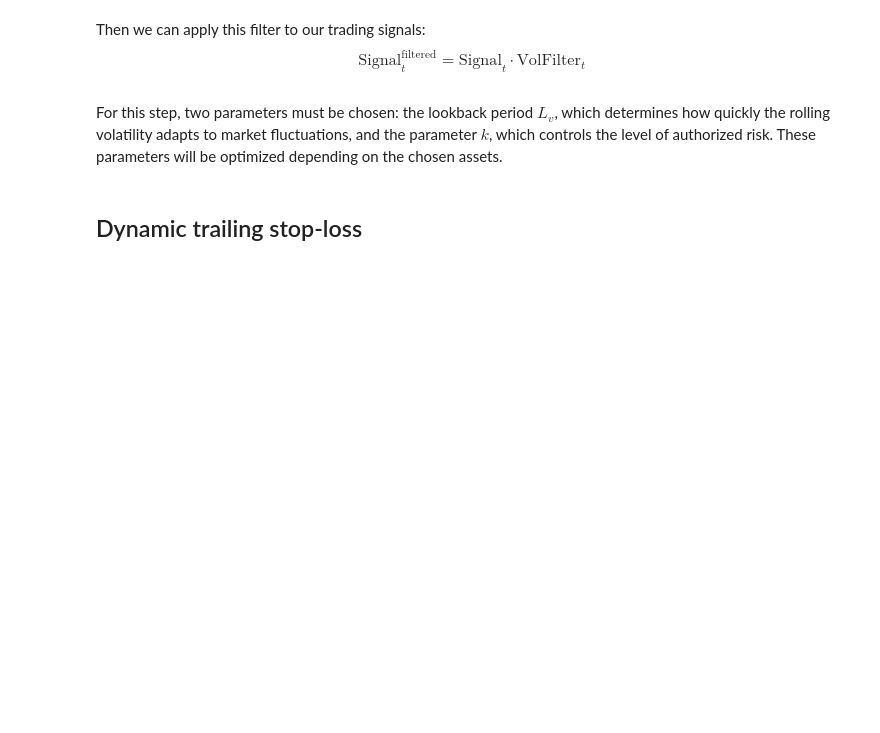
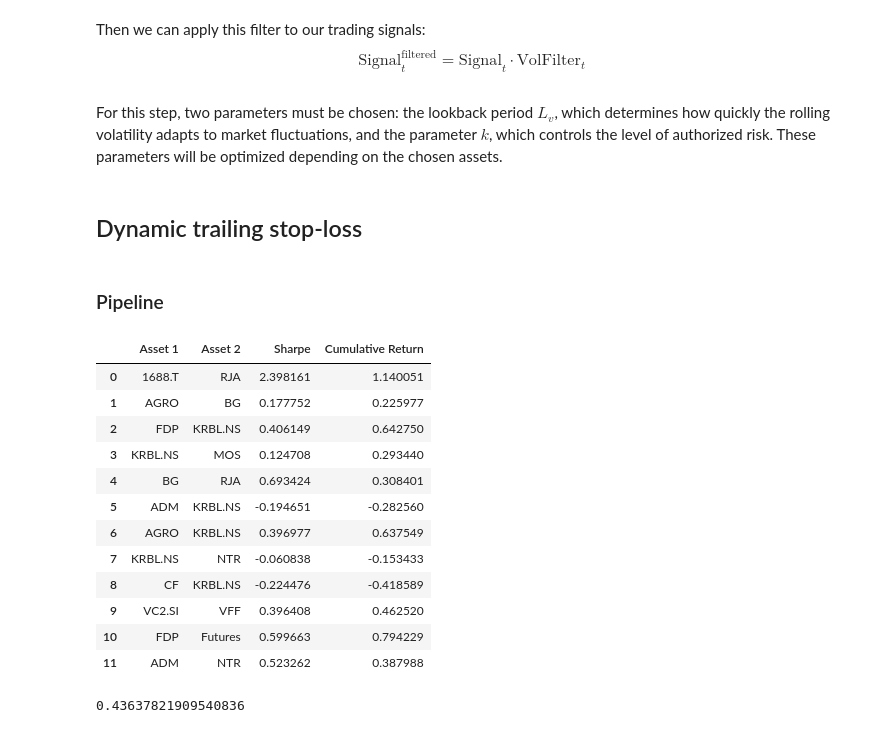
Before and after one commit to NatachaGsn/rice-trading-project, a Jupyter notebook: Trading_game2.ipynb, the cells around one changed output. Saved outputs shown, nothing was run; the diff lists cells and outputs as text; code cells hidden in the pictures; blank space fills up the shorter version.

Commit message:
pipeline

```diff
--- a/Trading_game2.ipynb
+++ b/Trading_game2.ipynb
@@ -304,11 +301,9 @@ $$
 $$
 # %%
 def rolling_vol(vect_return, L_v):
-
-    vect_vol = np.zeros(vect_return.size)
+    vect_vol = np.full(vect_return.size, np.nan)
 
     for t in range(L_v-1, vect_return.size):
-
         vect_vol[t] = np.std(vect_return[t-L_v+1:t+1])
     return vect_vol
 # %% [markdown]
@@ -332,7 +327,7 @@ $$
 $$
 # %%
 def vol_filter(vect_vol, vol_avg, k):
-    vect_vol_filter = vect_vol <= k*vol_avg
+    vect_vol_filter = np.where(np.isnan(vect_vol), False, vect_vol <= k * vol_avg)
     return vect_vol_filter
 # %% [markdown]
 Then we can apply this filter to our trading signals:
@@ -405,3 +392,5 @@ def apply_trailing_stop(vect_spread, vect_signal, vect_vol, vol_avg, base_stop=0
                 lowest = None
 
     return signal_final
+# %% [markdown]
+### Pipeline
@@ -407,0 +460,55 @@ def apply_trailing_stop(vect_spread, vect_signal, vect_vol, vol_avg, base_stop=0
+# %%
+pairs_Y = {}
+
+for asset1, asset2 in cointegrated_pairs[["Asset 1","Asset 2"]].values:
+
+    Y = log_prices[[asset1, asset2]].dropna()
+
+    pairs_Y[(asset1, asset2)] = Y
+# %%
+results_list = []
+
+for pair, Y in pairs_Y.items():
+
+    res = run_strategy(
+        Y,
+        lookback=50,
+        L_v=30,
+        k=1.5,
+        threshold=0.7,
+        transaction_cost=0.00
+    )
+
+    returns = res["returns"]
+
+    sharpe = np.nanmean(returns) / np.nanstd(returns) * np.sqrt(252)
+    cum_return = np.nansum(returns)
+
+    results_list.append({
+        "Asset 1": pair[0],
+        "Asset 2": pair[1],
+        "Sharpe": sharpe,
+        "Cumulative Return": cum_return
+    })
+
+results_df_strategy = pd.DataFrame(results_list)
+# %%
+results_df_strategy
+# %% [output]
+|  | Asset 1 | Asset 2 | Sharpe | Cumulative Return |
+| 0 | 1688.T | RJA | 2.398161 | 1.140051 |
+| 1 | AGRO | BG | 0.177752 | 0.225977 |
+| 2 | FDP | KRBL.NS | 0.406149 | 0.642750 |
+| 3 | KRBL.NS | MOS | 0.124708 | 0.293440 |
+| 4 | BG | RJA | 0.693424 | 0.308401 |
+| 5 | ADM | KRBL.NS | -0.194651 | -0.282560 |
+| 6 | AGRO | KRBL.NS | 0.396977 | 0.637549 |
+| 7 | KRBL.NS | NTR | -0.060838 | -0.153433 |
+| 8 | CF | KRBL.NS | -0.224476 | -0.418589 |
+| 9 | VC2.SI | VFF | 0.396408 | 0.462520 |
+| 10 | FDP | Futures | 0.599663 | 0.794229 |
+| 11 | ADM | NTR | 0.523262 | 0.387988 |
+# %%
+np.mean(results_df_strategy.Sharpe)
+# %% [output]
+0.43637821909540836
```
Also changed, not shown: parts of 12 cells of this notebook, 2 other files.
